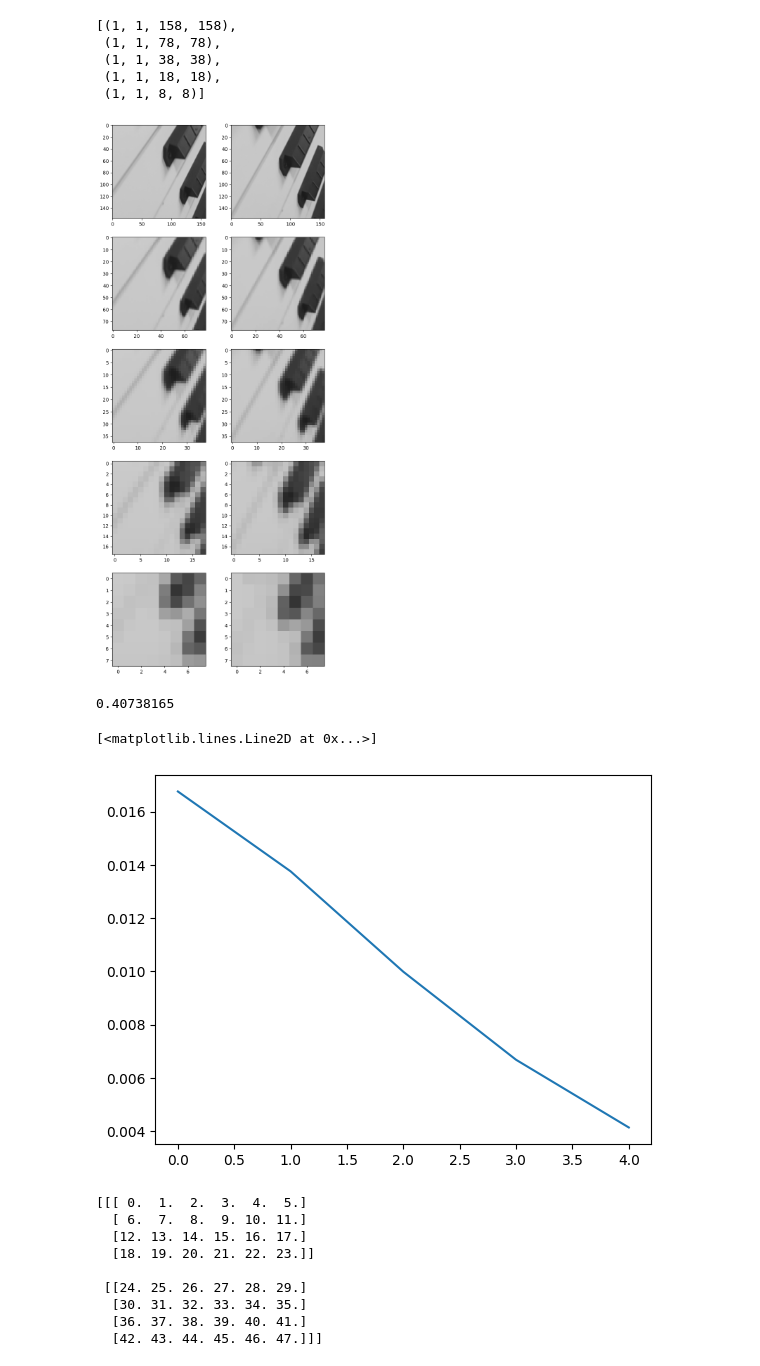
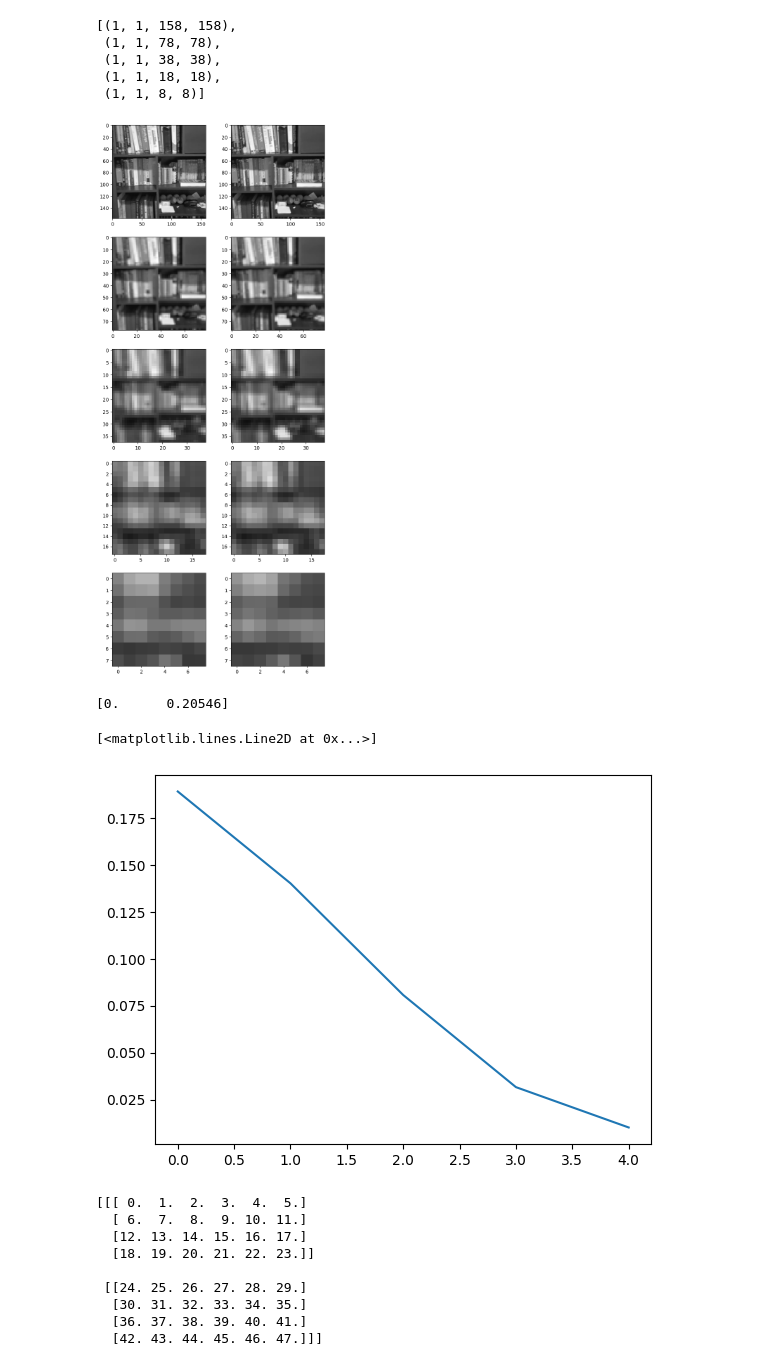
Before and after one commit to rdarder/depth, a Jupyter notebook: experiments/grad.py.ipynb, the cells around one changed output. Saved outputs shown, nothing was run; the diff lists cells and outputs as text; code cells hidden in the pictures.

```diff
--- a/experiments/grad.py.ipynb
+++ b/experiments/grad.py.ipynb
@@ -72,7 +72,7 @@ def reduce_images_separable_convolution(imgs: jax.Array, kernel: jax.Array,
 
 def reduce_frames(imgs: jax.Array) -> jax.Array:
     a = 1.0
-    b = 0.4
+    b = 0.8
     kernel = jnp.array([b, a, a, b]).reshape(1, 1, 4)
     kernel = kernel / jnp.sum(kernel)
     return reduce_images_separable_convolution(imgs, kernel, 2)
@@ -100,8 +100,10 @@ def build_image_pyramid(img: jax.Array, levels: int) -> Sequence[jax.Array]:
 # k2 = jnp.outer(kernel,kernel)
 # k2 / jnp.sum(k2)
 # %%
-f1 = load_frame(Path('./datasets/frames/desk/frame_000240.png'), 158)
-f2 = load_frame(Path('./datasets/frames/desk/frame_000245.png'), 158)
+import os
+
+f1 = load_frame(Path('../datasets/frames/bookshelf/frame_000050.jpg'), 158)
+f2 = load_frame(Path('../datasets/frames/bookshelf/frame_000053.jpg'), 158)
 f1_pyramid = build_image_pyramid(f1, 4)
 f2_pyramid = build_image_pyramid(f2, 4)
 [img.shape for img in f1_pyramid]
@@ -132,43 +134,45 @@ def display_pyramids_side_by_side_nchw(pyramid1, pyramid2):
 display_pyramids_side_by_side_nchw(f1_pyramid, f2_pyramid)
 # print([p.shape for p in f1_pyramid])
 # %% [output]
-[figure, old version]
+[figure, new version]
 # %%
 def normalized_cross_correlation(patch1, patch2, epsilon=1e-6) -> jax.Array:
     """Similarity metric between two patches with dimensions C,H,W"""
     C, H, W = patch1.shape
     assert H >= 3 and W >= 3
     assert patch1.shape == patch2.shape
     # implement normalized cross correlation
     mean1 = jnp.mean(patch1, axis=(1, 2))[:, None, None]
     mean2 = jnp.mean(patch2, axis=(1, 2))[:, None, None]
     patch1_centered = patch1 - mean1
     patch2_centered = patch2 - mean2
     numerator = jnp.sum(patch1_centered * patch2_centered, axis=(1, 2))
-    denominator1 = jnp.sqrt(jnp.sum(patch1_centered ** 2, axis=(1, 2)))
-    denominator2 = jnp.sqrt(jnp.sum(patch2_centered ** 2, axis=(1, 2)))
-    denominator = (denominator1 * denominator2) + epsilon
+    denominator1 = jnp.sqrt(jnp.sum(patch1_centered ** 2, axis=(1, 2)) + epsilon)
+    denominator2 = jnp.sqrt(jnp.sum(patch2_centered ** 2, axis=(1, 2)) + epsilon)
+    denominator = (denominator1 * denominator2)
     ncc_value = numerator / denominator
     inverted_ncc = 1 - ncc_value
     normalized_ncc = inverted_ncc / 2.0
     return jnp.clip(normalized_ncc, 0, 1)
 
+
 def patch_difference(patch1: jax.Array, patch2: jax.Array, epsilon=1e-6) -> jax.Array:
-    C, H, W = patch1.shape
-    pixel_sad = jnp.sum((patch1 - patch2)**2) / (C * H * W)
-    return pixel_sad
+    return normalized_cross_correlation(patch1, patch2, epsilon)
+    # C, H, W = patch1.shape
+    # pixel_sad = jnp.sum((patch1 - patch2)**2) / (C * H * W)
+    # return pixel_sad
 
 
 sample_patch = jax.random.normal(jax.random.key(1), (2, 3, 3))
 sample_patch2 = sample_patch.at[1, 0, 1].set(2.0)
 print(patch_difference(sample_patch, sample_patch2))
 level_indexes = range(len(f1_pyramid))
 ncc_per_level = [patch_difference(f1_pyramid[i][0], f2_pyramid[i][0]) for i in level_indexes]
 plt.plot(level_indexes, ncc_per_level)
 # %% [output]
-0.40738165
+[0.      0.20546]
 [<matplotlib.lines.Line2D at 0x...>]
-[figure, old version]
+[figure, new version]
 # %%
 # @jax.jit
 def shifted_center_patch(patch: jax.Array, flow: jax.Array) -> jax.Array:
```
Also changed, not shown: parts of 17 cells of this notebook, 11 other files.
